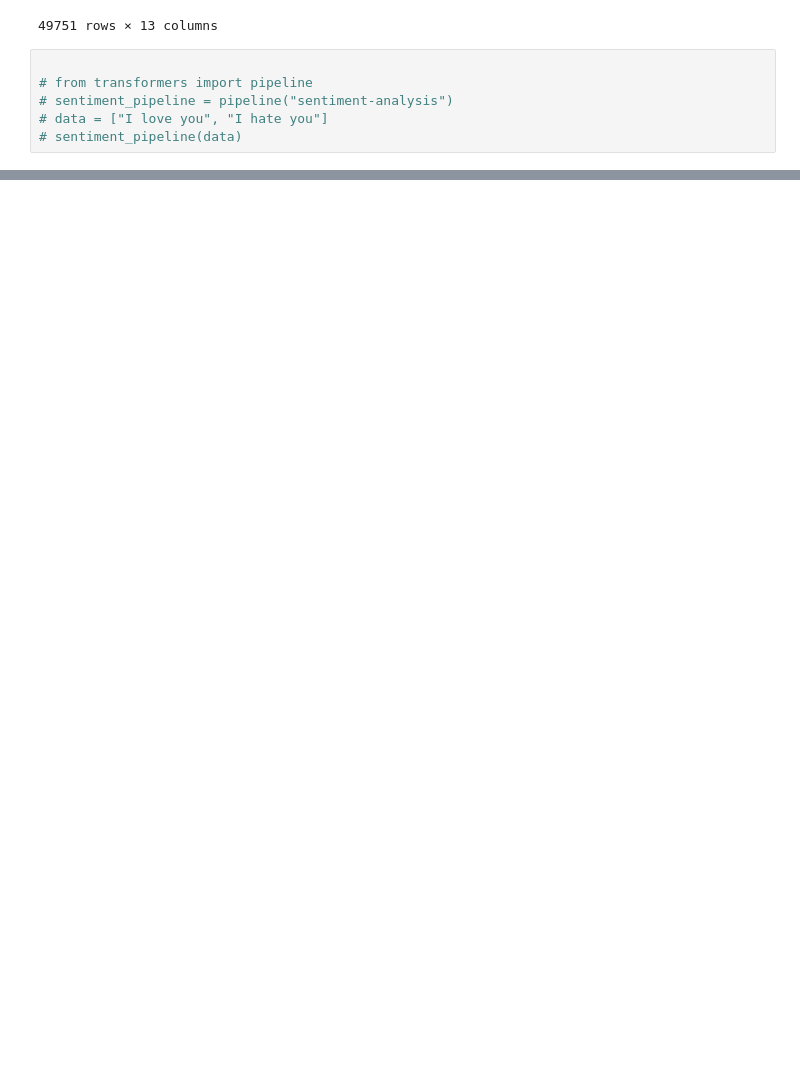
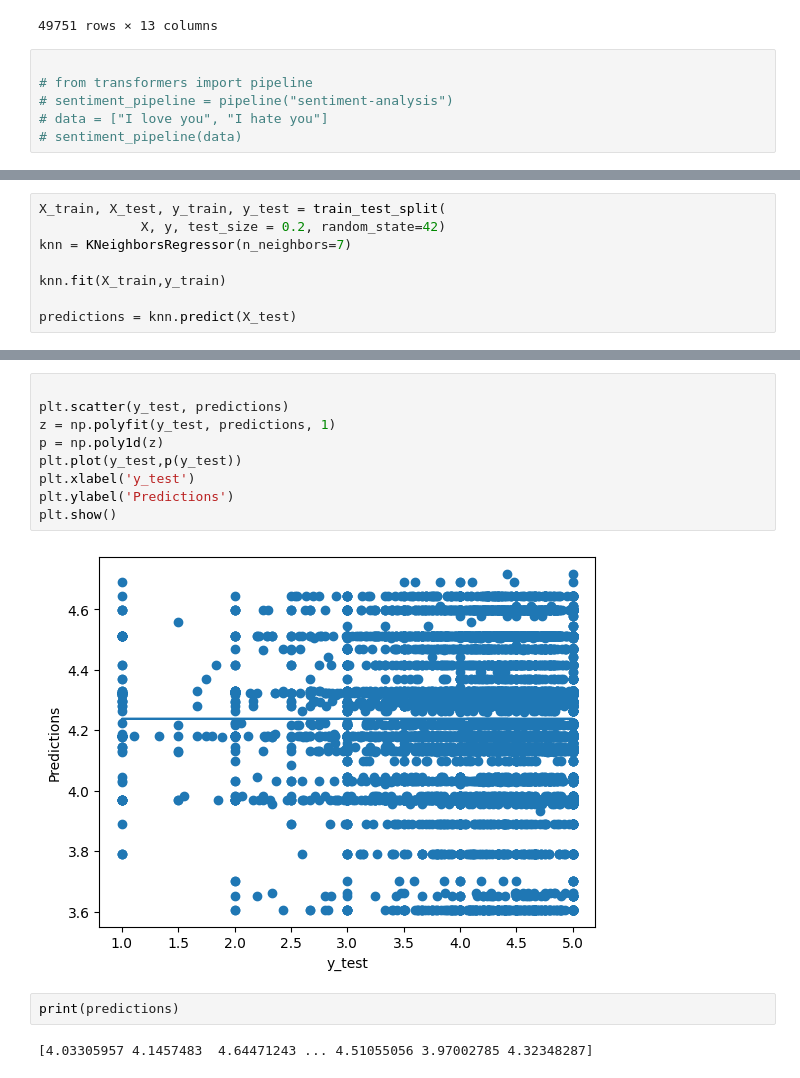
Before and after one commit to siwoopark10/amazon-books-experiment, a Jupyter notebook: Cleaned Dataset with Grouped Title and Average Review Score.ipynb, the cells around one changed output, grey strips where cells are left out. Saved outputs shown, nothing was run; the diff lists cells and outputs as text; blank space fills up the shorter version.

```diff
--- a/Cleaned Dataset with Grouped Title and Average Review Score.ipynb
+++ b/Cleaned Dataset with Grouped Title and Average Review Score.ipynb
@@ -76,0 +95,8 @@ df4
+# %%
+X_train, X_test, y_train, y_test = train_test_split(
+             X, y, test_size = 0.2, random_state=42)
+knn = KNeighborsRegressor(n_neighbors=7)
+
+knn.fit(X_train,y_train)
+
+predictions = knn.predict(X_test)
@@ -76,0 +124,15 @@ df4
+# %%
+
+plt.scatter(y_test, predictions)
+z = np.polyfit(y_test, predictions, 1)
+p = np.poly1d(z)
+plt.plot(y_test,p(y_test))
+plt.xlabel('y_test')
+plt.ylabel('Predictions')
+plt.show()
+# %% [output]
+[figure, added]
+# %%
+print(predictions)
+# %% [output]
+[4.03305957 4.1457483  4.64471243 ... 4.51055056 3.97002785 4.32348287]
```
Also changed, not shown: parts of 6 cells of this notebook.
